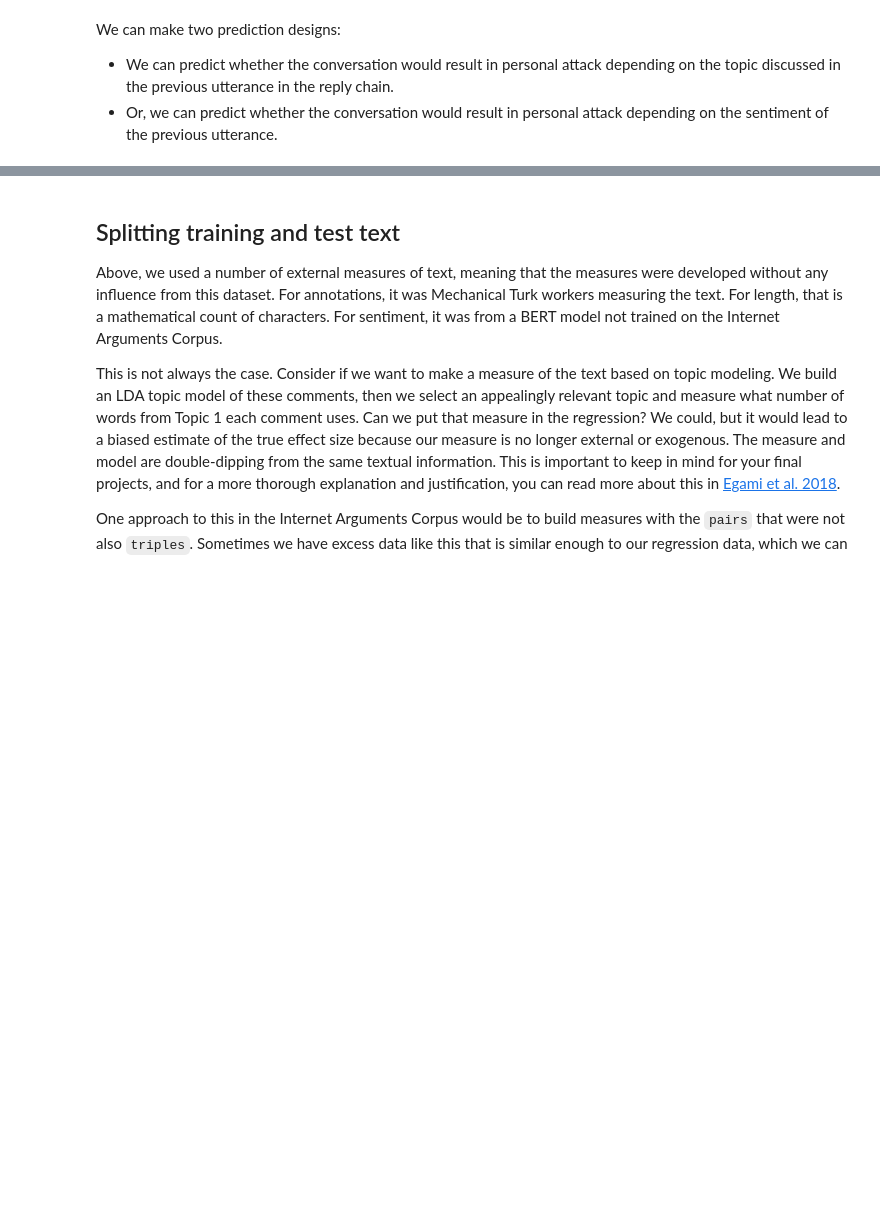
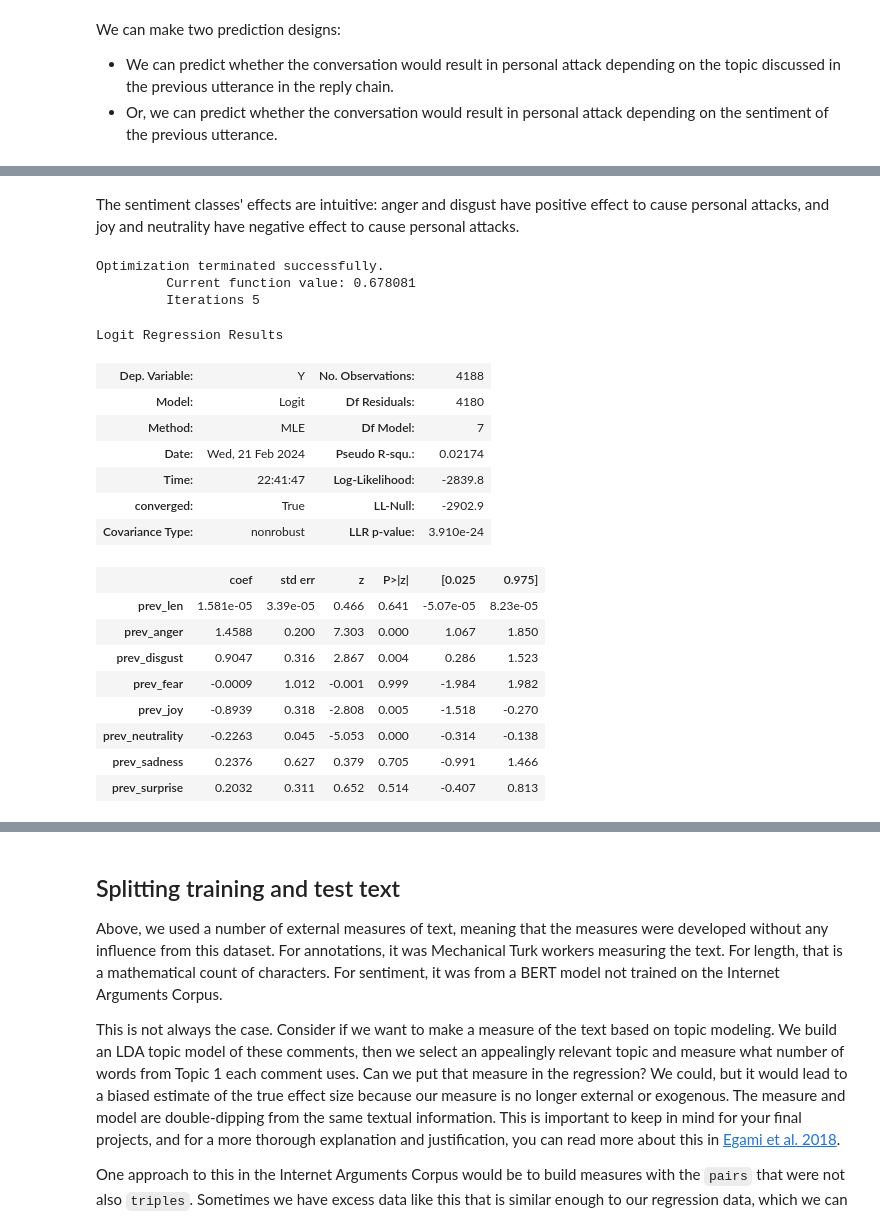
Before and after one commit to Dededon/SOCI40133_Assignments, a Jupyter notebook: Week7/7_Prediction_and_Causal_Inference.ipynb, the cells around one changed output, grey strips where cells are left out. Cells and saved outputs as stored; diff of their text form; code cells hidden in the pictures; blank space fills up the shorter version.

```diff
--- a/Week7/7_Prediction_and_Causal_Inference.ipynb
+++ b/Week7/7_Prediction_and_Causal_Inference.ipynb
@@ -416,0 +538,32 @@ We can make two prediction designs:
+# %% [markdown]
+The sentiment classes' effects are intuitive: anger and disgust have positive effect to cause personal attacks, and joy and neutrality have negative effect to cause personal attacks.
+# %%
+# Fit Logit Model:
+control = ['prev_len']
+y = causal_df['Y']
+columns = control + sentiment_classes
+X = causal_df[columns]
+
+model_topic = sm.Logit(y, X).fit()
+model_topic.summary()
+# %% [output]
+Optimization terminated successfully.
+         Current function value: 0.678081
+         Iterations 5
+Logit Regression Results
+| Dep. Variable: | Y | No. Observations: | 4188 |
+| Model: | Logit | Df Residuals: | 4180 |
+| Method: | MLE | Df Model: | 7 |
+| Date: | Wed, 21 Feb 2024 | Pseudo R-squ.: | 0.02174 |
+| Time: | 22:41:47 | Log-Likelihood: | -2839.8 |
+| converged: | True | LL-Null: | -2902.9 |
+| Covariance Type: | nonrobust | LLR p-value: | 3.910e-24 |
+|  | coef | std err | z | P>|z| | [0.025 | 0.975] |
+| prev_len | 1.581e-05 | 3.39e-05 | 0.466 | 0.641 | -5.07e-05 | 8.23e-05 |
+| prev_anger | 1.4588 | 0.200 | 7.303 | 0.000 | 1.067 | 1.850 |
+| prev_disgust | 0.9047 | 0.316 | 2.867 | 0.004 | 0.286 | 1.523 |
+| prev_fear | -0.0009 | 1.012 | -0.001 | 0.999 | -1.984 | 1.982 |
+| prev_joy | -0.8939 | 0.318 | -2.808 | 0.005 | -1.518 | -0.270 |
+| prev_neutrality | -0.2263 | 0.045 | -5.053 | 0.000 | -0.314 | -0.138 |
+| prev_sadness | 0.2376 | 0.627 | 0.379 | 0.705 | -0.991 | 1.466 |
+| prev_surprise | 0.2032 | 0.311 | 0.652 | 0.514 | -0.407 | 0.813 |
```
Also changed, not shown: parts of 21 cells of this notebook.
